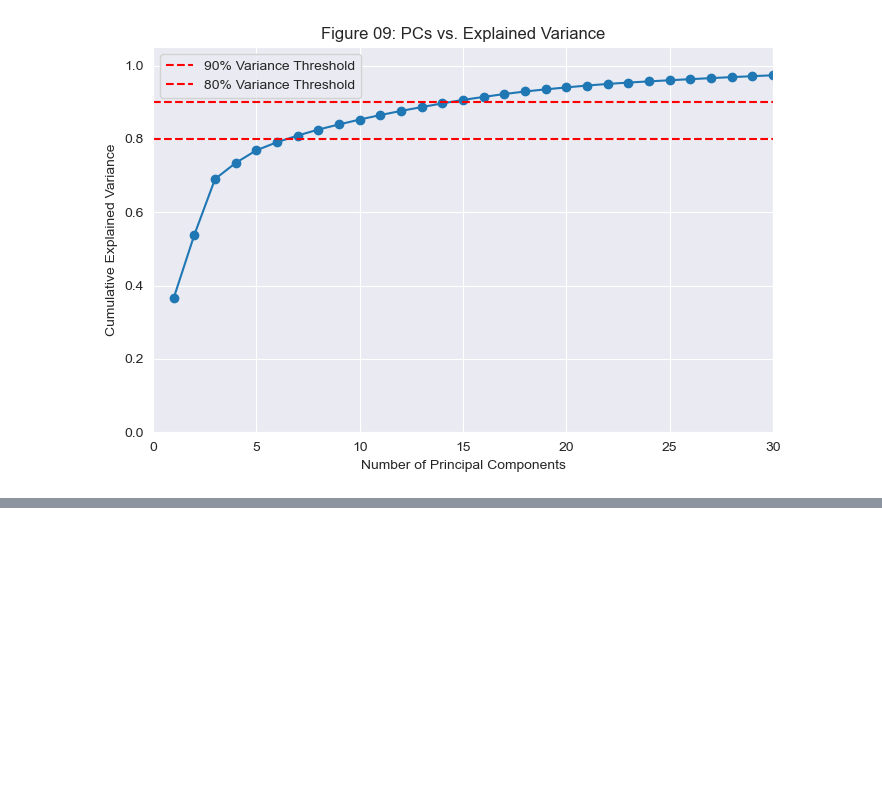
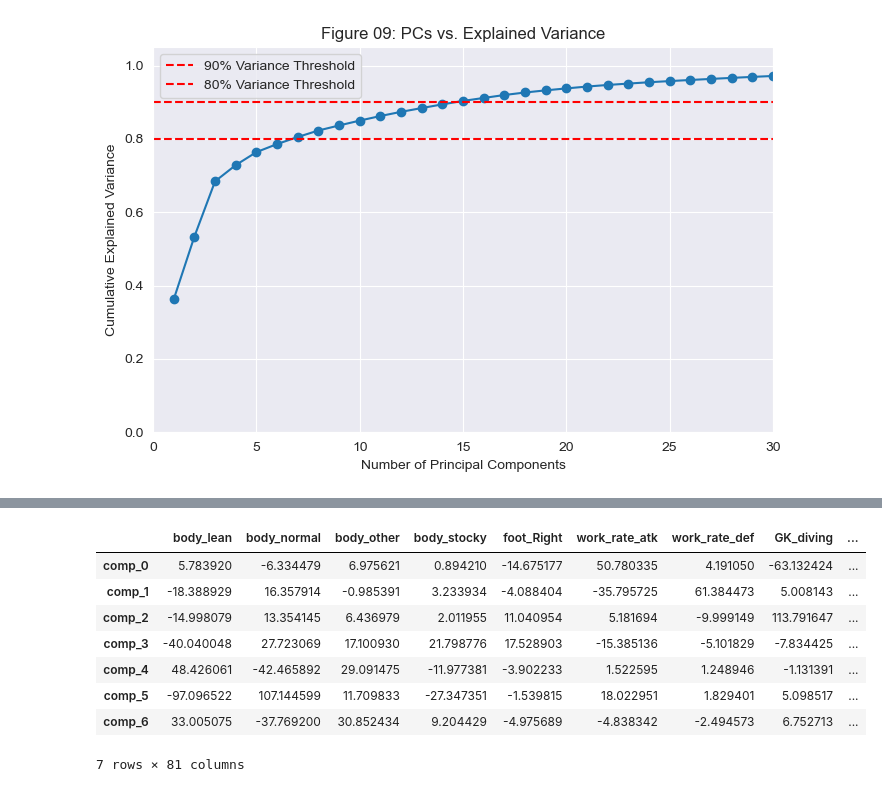
Before and after one commit to Road2Data/MK-6460, a Jupyter notebook: Dimension Reduction.ipynb, the cells around one changed output, grey strips where cells are left out. Drawn from its saved outputs; the diff is of its cells as text; code cells hidden in the pictures; blank space fills up the shorter version.

```diff
--- a/Dimension Reduction.ipynb
+++ b/Dimension Reduction.ipynb
@@ -9,7 +9,7 @@ import plotly.graph_objects as go
 import warnings
 warnings.filterwarnings('ignore')
 # %%
-df = pd.read_csv("data/FIFA_Clean.csv", parse_dates=["birth_date"], index_col="id")
+df = pd.read_csv("data/FIFA_Clean.csv", parse_dates=["birth_date"])
 X = df.select_dtypes(exclude=["object", "datetime64[ns]"])
 X.info()
 # %% [output]
@@ -69,14 +65,4 @@ cumulative_variance[6]
 # %%
 # PCA Fit
-pca = PCA(n_components=7, random_state=2025).fit_transform(X_scaled)
-pca_df = pd.DataFrame(data=pca, columns=[f"PC{n}" for n in range(1, 8)], dtype="float64")
-
-df2 = pd.concat(objs=[X, pca_df], axis=1)
-
-# PC Characteristics?
-corr = df2.corr()
-for pc in pca_df.columns.tolist():
-    idx = corr[pc].abs().reset_index().sort_values(by=pc, ascending=False).iloc[1:6, 0].tolist()
-    cor = corr[pc].loc[idx].round(2).tolist()
-    temp_dict = dict(zip(idx, cor))
-    print(f"{pc}: {temp_dict}")
+from statsmodels.multivariate.pca import PCA
+pca_real = PCA(data=X, ncomp=7, standardize=True, demean=True, normalize=True)
@@ -90,0 +86,13 @@ PC7: {'LS': -0.5, 'ST': -0.5, 'RS': -0.5, 'RF': -0.46, 'CF': -0.46}
+# %%
+loadings_df = pca_real.coeff
+loadings_df
+# %% [output]
+|  | body_lean | body_normal | body_other | body_stocky | foot_Right | work_rate_atk | work_rate_def | GK_diving | ... |
+| comp_0 | 5.783920 | -6.334479 | 6.975621 | 0.894210 | -14.675177 | 50.780335 | 4.191050 | -63.132424 | ... |
+| comp_1 | -18.388929 | 16.357914 | -0.985391 | 3.233934 | -4.088404 | -35.795725 | 61.384473 | 5.008143 | ... |
+| comp_2 | -14.998079 | 13.354145 | 6.436979 | 2.011955 | 11.040954 | 5.181694 | -9.999149 | 113.791647 | ... |
+| comp_3 | -40.040048 | 27.723069 | 17.100930 | 21.798776 | 17.528903 | -15.385136 | -5.101829 | -7.834425 | ... |
+| comp_4 | 48.426061 | -42.465892 | 29.091475 | -11.977381 | -3.902233 | 1.522595 | 1.248946 | -1.131391 | ... |
+| comp_5 | -97.096522 | 107.144599 | 11.709833 | -27.347351 | -1.539815 | 18.022951 | 1.829401 | 5.098517 | ... |
+| comp_6 | 33.005075 | -37.769200 | 30.852434 | 9.204429 | -4.975689 | -4.838342 | -2.494573 | 6.752713 | ... |
+7 rows × 81 columns
```
Also changed, not shown: parts of 6 cells of this notebook, 1 other file.
